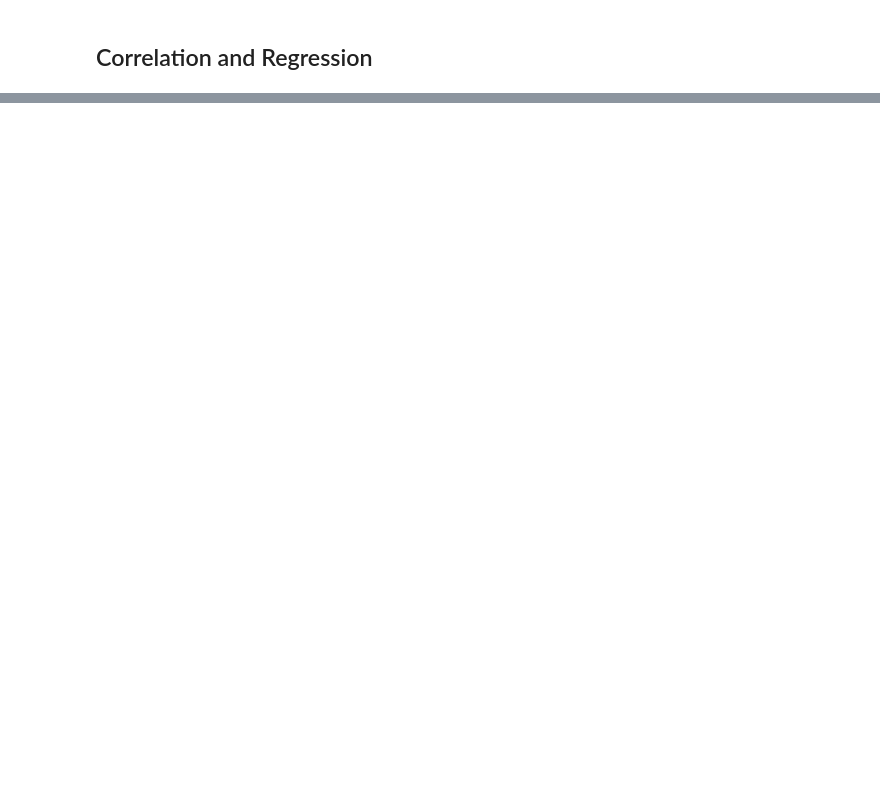
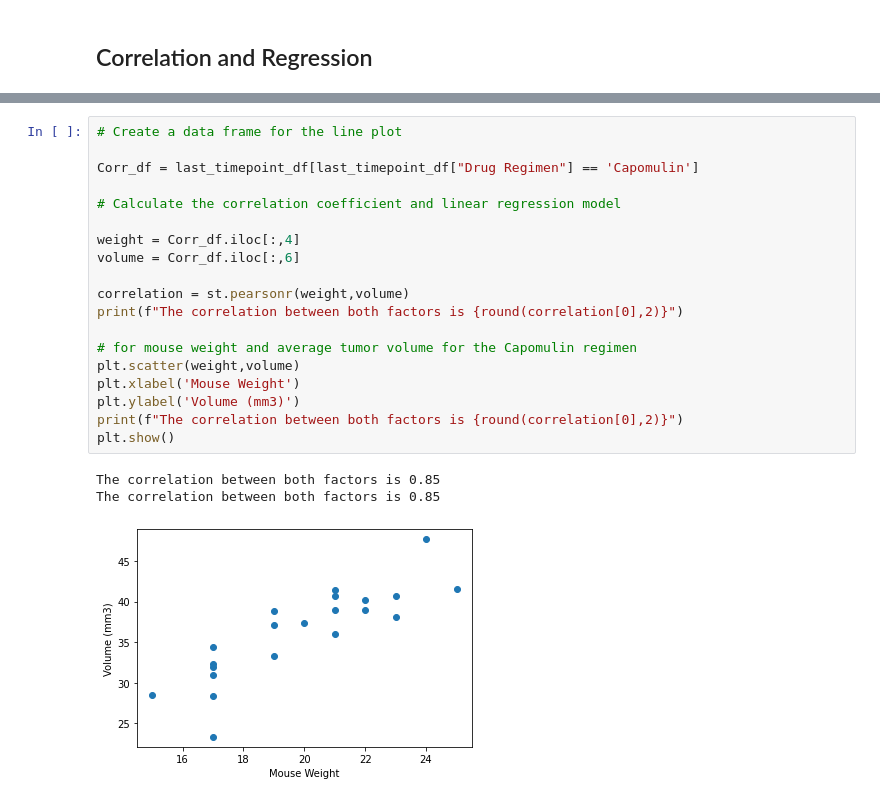
Before and after one commit to kurt89/matplotlib-challenge, a Jupyter notebook: matplotlib-challenge/Pymaceuticals/pymaceuticals.ipynb, the cells around one changed output, grey strips where cells are left out. Cells and saved outputs as stored; diff of their text form; blank space fills up the shorter version.

```diff
--- a/matplotlib-challenge/Pymaceuticals/pymaceuticals.ipynb
+++ b/matplotlib-challenge/Pymaceuticals/pymaceuticals.ipynb
@@ -303,0 +403,23 @@ tumor_volume = []
+# %%
+# Create a data frame for the line plot
+
+Corr_df = last_timepoint_df[last_timepoint_df["Drug Regimen"] == 'Capomulin']
+
+# Calculate the correlation coefficient and linear regression model
+
+weight = Corr_df.iloc[:,4]
+volume = Corr_df.iloc[:,6]
+
+correlation = st.pearsonr(weight,volume)
+print(f"The correlation between both factors is {round(correlation[0],2)}")
+
+# for mouse weight and average tumor volume for the Capomulin regimen
+plt.scatter(weight,volume)
+plt.xlabel('Mouse Weight')
+plt.ylabel('Volume (mm3)')
+print(f"The correlation between both factors is {round(correlation[0],2)}")
+plt.show()
+# %% [output]
+The correlation between both factors is 0.85
+The correlation between both factors is 0.85
+[figure, added]
```
Also changed, not shown: parts of 13 cells of this notebook, 1 other file.
